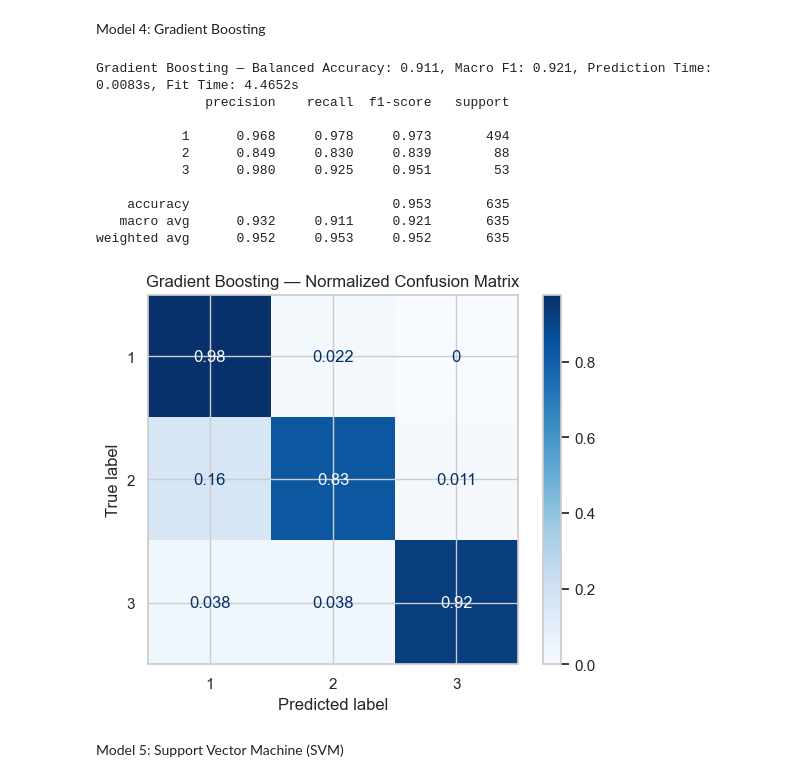
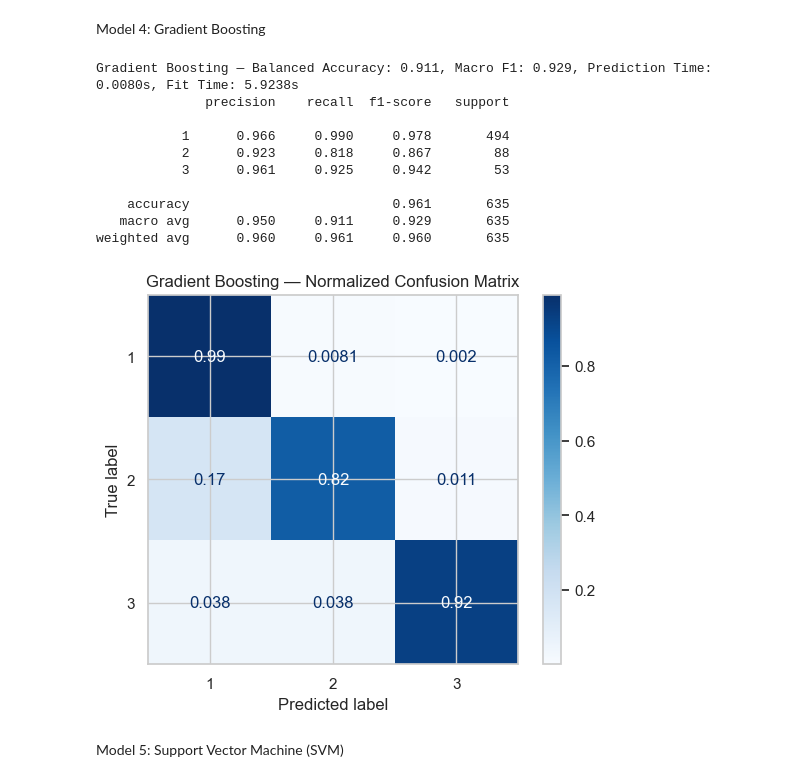
Before and after one commit to Voidzap/lifeline25_tm-34, a Jupyter notebook: models.ipynb, the cells around one changed output. Cells and saved outputs as stored; diff of their text form; code cells hidden in the pictures.

Commit message:
Improved model 4
Changed max_depth from 3 to 4

```diff
--- a/models.ipynb
+++ b/models.ipynb
@@ -286,27 +286,27 @@ Model 4: Gradient Boosting
 # %%
 gb_pipeline = Pipeline(steps=[
     ('imputer', SimpleImputer(strategy='median')),
     ('gb', GradientBoostingClassifier(
         n_estimators=300,
         learning_rate=0.05,
-        max_depth=3,
+        max_depth=4,
         random_state=42
     ))
 ])
 gb_fit_kwargs = {'gb__sample_weight': sample_weight_train}
 _ = evaluate_model('Gradient Boosting', gb_pipeline, X_train, y_train, X_test, y_test, fit_kwargs=gb_fit_kwargs, display_report=True)
 # %% [output]
-Gradient Boosting — Balanced Accuracy: 0.911, Macro F1: 0.921, Prediction Time: 0.0083s, Fit Time: 4.4652s
+Gradient Boosting — Balanced Accuracy: 0.911, Macro F1: 0.929, Prediction Time: 0.0080s, Fit Time: 5.9238s
               precision    recall  f1-score   support
 
-           1      0.968     0.978     0.973       494
-           2      0.849     0.830     0.839        88
-           3      0.980     0.925     0.951        53
+           1      0.966     0.990     0.978       494
+           2      0.923     0.818     0.867        88
+           3      0.961     0.925     0.942        53
 
-    accuracy                          0.953       635
-   macro avg      0.932     0.911     0.921       635
-weighted avg      0.952     0.953     0.952       635
+    accuracy                          0.961       635
+   macro avg      0.950     0.911     0.929       635
+weighted avg      0.960     0.961     0.960       635
-[figure, old version]
+[figure, new version]
 # %% [markdown]
 Model 5: Support Vector Machine (SVM)
 # %%
```
Also changed, not shown: parts of 1 cell of this notebook.
